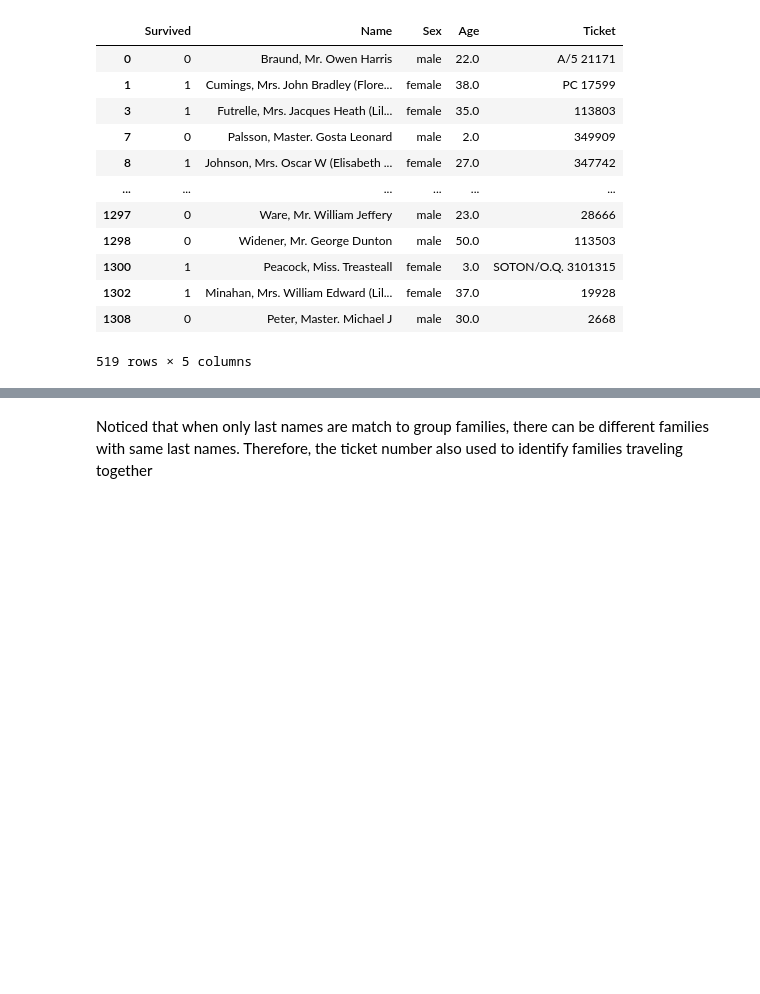
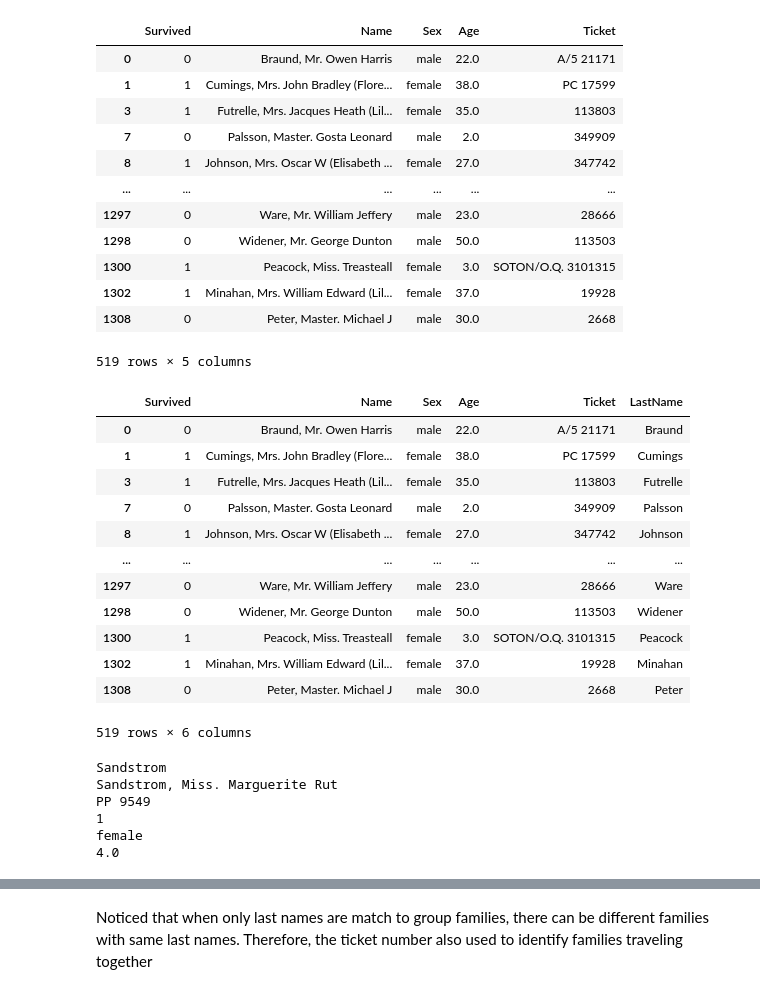
Before and after one commit to chanyadeshani/Group8, a Jupyter notebook: submit_assignment.ipynb, the cells around one changed output, grey strips where cells are left out. Saved outputs shown, nothing was run; the diff lists cells and outputs as text; code cells hidden in the pictures; blank space fills up the shorter version.

```diff
--- a/submit_assignment.ipynb
+++ b/submit_assignment.ipynb
@@ -445,8 +443,24 @@ def extract_last_name(x):
     # Then any whitespaces at the front and end of the first element will be truncated and returned
     return x.split(",")[0].strip()
 # %%
-train_data_families.LastName = train_data_families.Name.apply(extract_last_name)
+train_data_families['LastName'] = train_data_families.Name.apply(extract_last_name)
 train_data_families.to_csv('family.csv')
+# %%
+train_data_families
+# %% [output]
+|  | Survived | Name | Sex | Age | Ticket | LastName |
+| 0 | 0 | Braund, Mr. Owen Harris | male | 22.0 | A/5 21171 | Braund |
+| 1 | 1 | Cumings, Mrs. John Bradley (Flore... | female | 38.0 | PC 17599 | Cumings |
+| 3 | 1 | Futrelle, Mrs. Jacques Heath (Lil... | female | 35.0 | 113803 | Futrelle |
+| 7 | 0 | Palsson, Master. Gosta Leonard | male | 2.0 | 349909 | Palsson |
+| 8 | 1 | Johnson, Mrs. Oscar W (Elisabeth ... | female | 27.0 | 347742 | Johnson |
+| ... | ... | ... | ... | ... | ... | ... |
+| 1297 | 0 | Ware, Mr. William Jeffery | male | 23.0 | 28666 | Ware |
+| 1298 | 0 | Widener, Mr. George Dunton | male | 50.0 | 113503 | Widener |
+| 1300 | 1 | Peacock, Miss. Treasteall | female | 3.0 | SOTON/O.Q. 3101315 | Peacock |
+| 1302 | 1 | Minahan, Mrs. William Edward (Lil... | female | 37.0 | 19928 | Minahan |
+| 1308 | 0 | Peter, Master. Michael J | male | 30.0 | 2668 | Peter |
+519 rows × 6 columns
 # %%
 class Person:
 
@@ -468,7 +482,7 @@ train_data_families["Ticket"], train_data_families["LastName"]))
 list_of_pasengers = []
 #print (tuples)
 for item in with_family_list:
-    p = Person(item[8], item[7], item[2], item[0], item[4], item[3])
+    p = Person(item[0], item[1], item[2], item[3], item[4], item[5])
     list_of_pasengers.append(p)
 
 # Just a test
@@ -478,5 +492,12 @@ print(list_of_pasengers[6].ticket)
 print(list_of_pasengers[6].survival)
 print(list_of_pasengers[6].sex)
 print(list_of_pasengers[6].age)
+# %% [output]
+Sandstrom
+Sandstrom, Miss. Marguerite Rut
+PP 9549
+1
+female
+4.0
 # %%
 print(len(list_of_pasengers))
```
Also changed, not shown: parts of 17 cells of this notebook.
